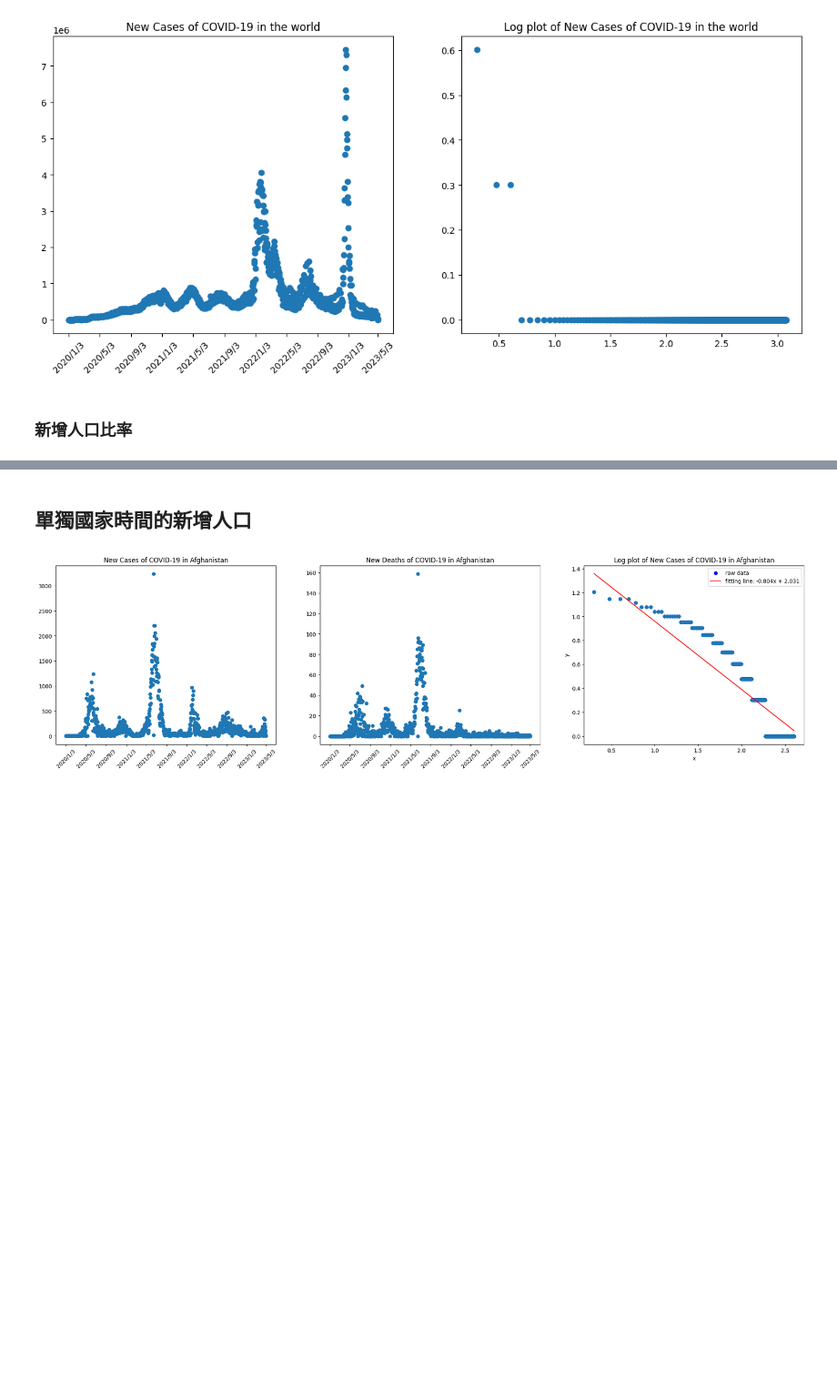
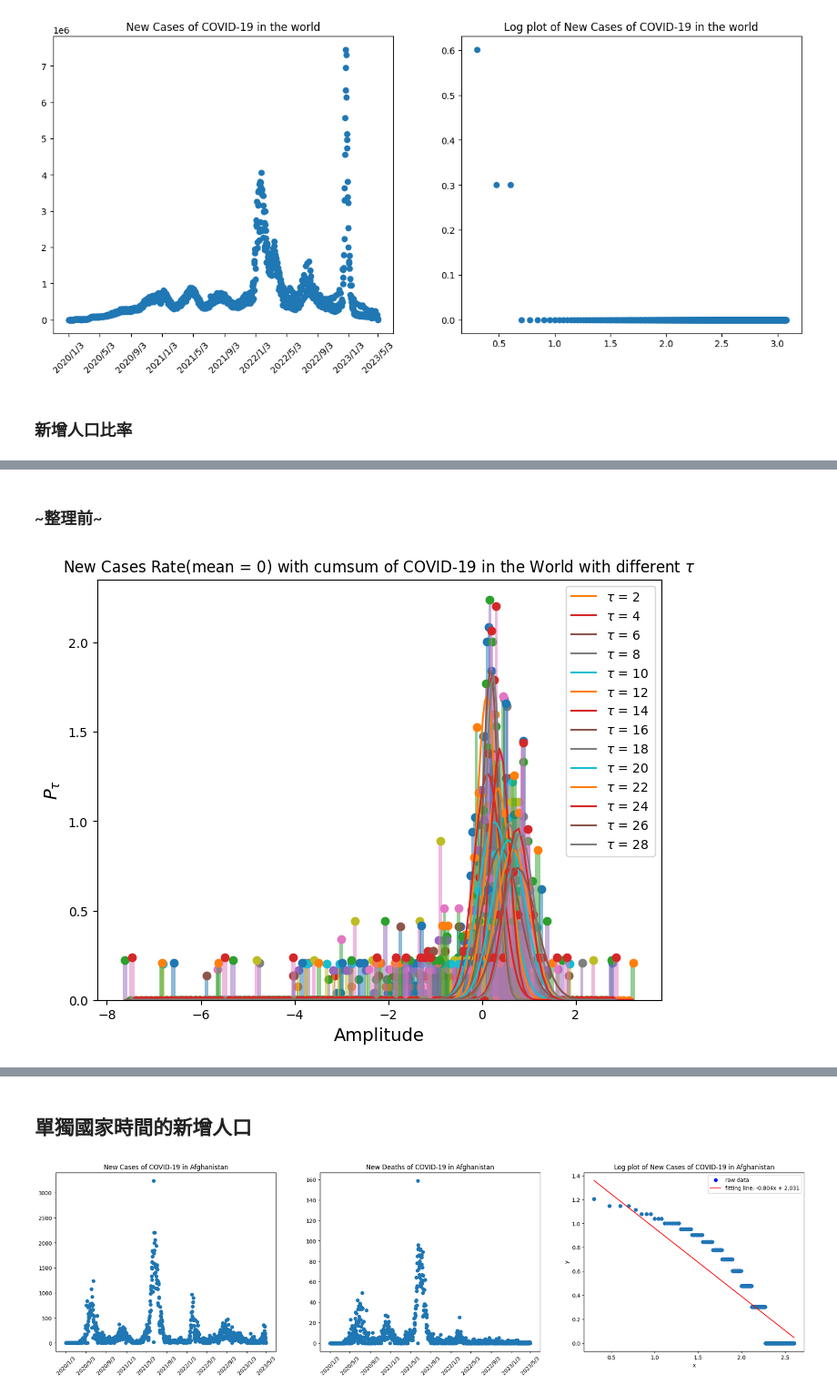
Before and after one commit to tang-wan/Complex-System_Final-Report, a Jupyter notebook: COVID-19.ipynb, the cells around one changed output, grey strips where cells are left out. Shown at 91% size. Cells and saved outputs as stored; diff of their text form; code cells hidden in the pictures; blank space fills up the shorter version.

```diff
--- a/COVID-19.ipynb
+++ b/COVID-19.ipynb
@@ -228,0 +372,2 @@ plt.show()
+# %% [markdown]
+### ~整理前~
@@ -228,0 +397,73 @@ plt.show()
+# %%
+# 設定取樣頻率
+# 設定變數
+# size = [1, 2, 4, 8, 16, 32]
+size = [2, 4, 6, 8, 10, 12, 14, 16, 18, 20, 22, 24, 26, 28]
+
+for j in size:
+    locals()["data_" + str(j) + "_tr"] = []
+    locals()["data_" + str(j)] = [] # 取樣後的震盪圖
+
+
+    locals()["data_" + str(j) + "_tr"] = p_raw_data[0:len(p_raw_data):j] # 把原始資料累加的結果取樣
+
+    locals()["data_" + str(j)].append( locals()["data_" + str(j) + "_tr"][0] )
+
+    # 把原始資料累加的結果取樣重新畫回震盪圖
+    for i in range(len(locals()["data_" + str(j) + "_tr"])-1):
+        locals()["data_" + str(j)].append( locals()["data_" + str(j) + "_tr"][i] - locals()["data_" + str(j) + "_tr"][i+1])
+
+####################################################################################################################################################
+
+def g_function(x, A, sigma, mu):
+    return A*(np.e**(-((x-mu)**2) / (2*sigma**2)))/(sigma*np.sqrt(2*np.pi))
+
+# def g_function(x, A, sigma):
+#     return A*(np.e**(-((x)**2) / (2*sigma**2)))/(sigma*np.sqrt(2*np.pi))
+
+fig1 = plt.figure(figsize = (8, 6))
+test = []
+Max = []
+
+for j in size:
+
+    locals()["data_" + str(j) + "_n"], locals()["data_" + str(j) + "_h_bins"], patches = plt.hist(
+                                                                                    locals()["data_" + str(j)],
+                                                                                    density = True,
+                                                                                    alpha = 0.5,
+                                                                                    bins = 100
+                                                                                    )
+
+    mid_bins = []
+    for i in range( len(locals()["data_" + str(j) + "_h_bins"])-1 ):
+        mid_bins.append( (locals()["data_" + str(j) + "_h_bins"][i] + locals()["data_" + str(j) + "_h_bins"][i+1])/2 )
+
+    plt.scatter( mid_bins, locals()["data_" + str(j) + "_n"] )
+
+    locals()["data_" + str(j) + "_bins"] = []
+
+    for i in range(0, len(locals()["data_" + str(j) + "_h_bins"])-1):
+        locals()["data_" + str(j) + "_bins"].append( (locals()["data_" + str(j) + "_h_bins"][i] + locals()["data_" + str(j) + "_h_bins"][i+1])/2)
+
+    #plt.scatter(locals()["data_" + str(j) + "_bins"], locals()["data_" + str(j) + "_n"])
+
+    x0 = locals()["data_" + str(j) + "_bins"]
+    y0 = locals()["data_" + str(j) + "_n"]
+
+    fitt=(50000/j, 1, 0)
+    # fitt=(50000/j, 1)
+
+    popt,pcov= curve_fit(g_function, x0, y0, p0=fitt)
+    # print(popt, g_function(popt[2],*popt))
+    plt.title(r"New Cases Rate(mean = 0) with cumsum of COVID-19 in the World with different $\tau$")
+    plt.xlabel("Amplitude", fontsize = 14)
+    plt.ylabel(r"$P_{\tau}$", fontsize = 14)
+    plt.plot(x0,
+            g_function(x0,*popt),
+            label=r"$\tau$ = {}".format(j))
+    plt.legend(loc = "best")
+
+    Max.append(np.log10(g_function(popt[2],*popt)))
+    test.append(np.log10(j))
+# %% [output]
+[figure, added]
```
Also changed, not shown: parts of 7 cells of this notebook, 1 other file.
